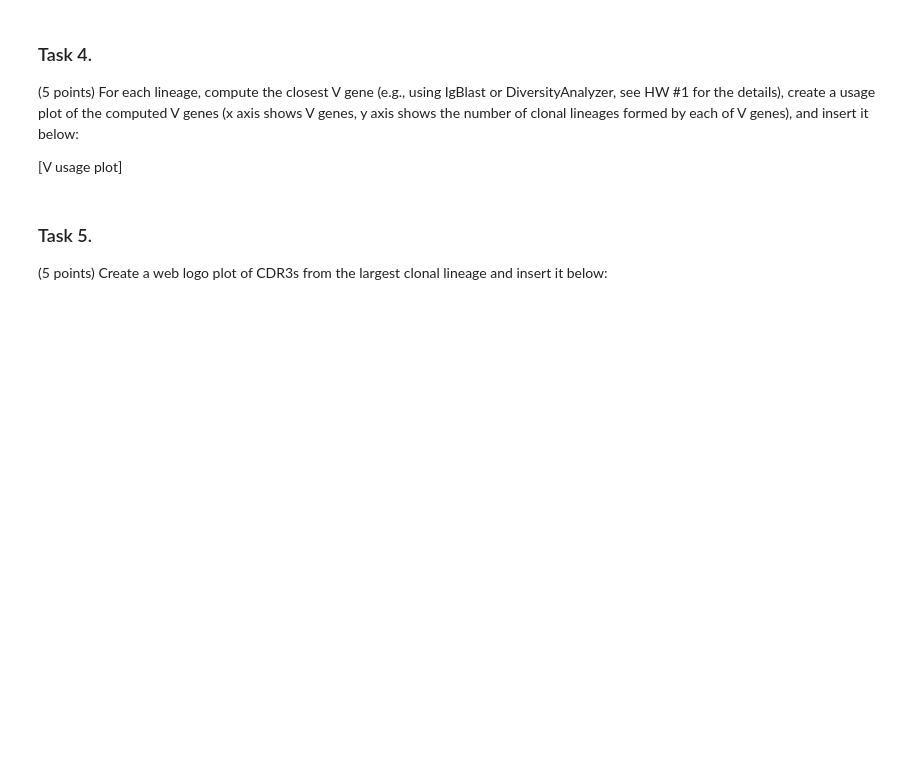
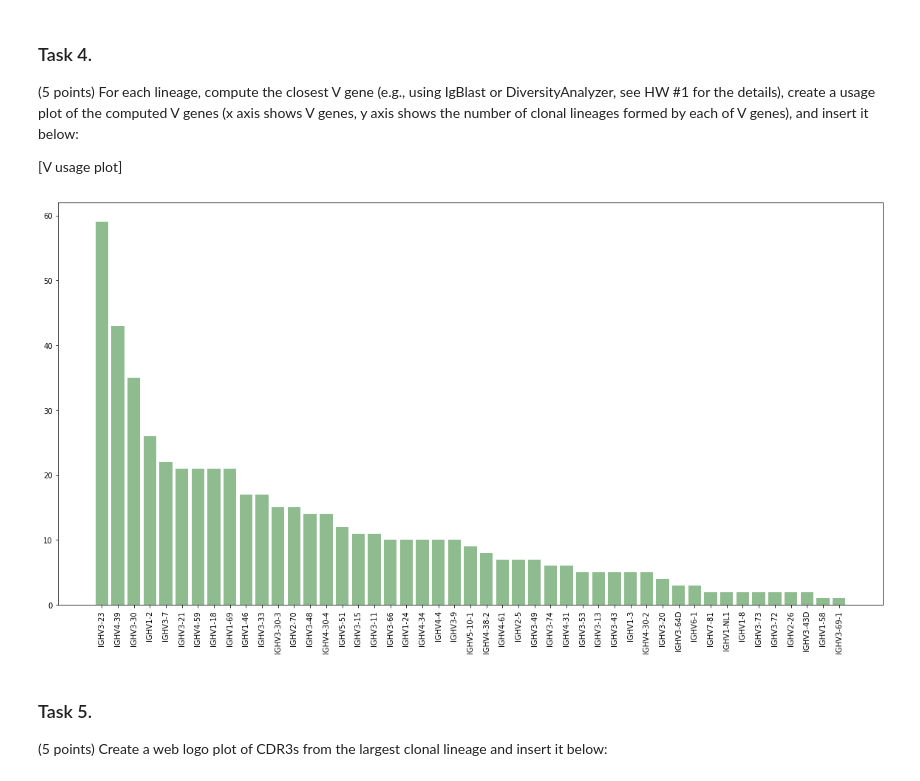
Before and after one commit to TohaRhymes/immunogenomics_ib_autumn2020, a Jupyter notebook: HW2/hw_2_code_and_report.ipynb, the cells around one changed output. Cells and saved outputs as stored; diff of their text form; code cells hidden in the pictures; blank space fills up the shorter version.

```diff
--- a/HW2/hw_2_code_and_report.ipynb
+++ b/HW2/hw_2_code_and_report.ipynb
@@ -88,8 +116,8 @@ def check_hamming_dist(s1, s2, cut = 0.2):
 %%time
 graph = nx.Graph()
 for length, seqs in cdrs_list.items():
-    for i, seq1 in enumerate(seqs):
-        for j, seq2 in enumerate(seqs[i:]):
+    for i, (_, seq1) in enumerate(seqs):
+        for j, (_,  seq2) in enumerate(seqs[i:]):
             if check_hamming_dist(seq1, seq2):
                 graph.add_edge(seq1, seq2)
 # %% [output]
@@ -97,0 +126,8 @@ Wall time: 11.9 s
+# %%
+%%time
+graph = nx.Graph()
+for length, seqs in cdrs_list.items():
+    for i, (_, seq1) in enumerate(seqs):
+        for j, (_, seq2) in enumerate(seqs[i:]):
+            if check_hamming_dist_without_opt(seq1, seq2):
+                graph.add_edge(seq1, seq2)
@@ -142,6 +183,30 @@ _Table 1._
 (5 points) For each lineage, compute the closest V gene (e.g., using IgBlast or DiversityAnalyzer, see HW #1 for the details), create a usage plot of the computed V genes (x axis shows V genes, y axis shows the number of clonal lineages formed by each of V genes), and insert it below:
 
 [V usage plot]
+# %%
+def return_gene(string):
+    end = string.find('*')
+    return string[:end]
+# %%
+data['my_v_gene'] = data['v_call'].apply(return_gene)
+v_genes = Counter()
+for component in nx.connected_components(graph):
+    seqs_with_ids = cdrs_list[len(next(iter(component)))]
+    cur_v_genes = Counter()
+    for seq in component:
+        for id_seq, ref_seq in seqs_with_ids:
+            if seq == ref_seq:
+                cur_v_genes[data.iloc[id_seq]['my_v_gene']]+=1
+    v_genes[cur_v_genes.most_common()[0][0]] +=1
+# %%
+from pylab import rcParams
+rcParams['figure.figsize'] = 20, 10
+v_genes = dict(sorted(v_genes.items(), key=lambda item: -item[1]))
+plt.bar(list(v_genes.keys()), v_genes.values(), color='darkseagreen')
+plt.xticks(rotation=90)
+plt.show()
+# %% [output]
+[figure, added]
 # %% [markdown]
 ### Task 5.
 (5 points) Create a web logo plot of CDR3s from the largest clonal lineage and insert it below:
```
Also changed, not shown: parts of 16 cells of this notebook, 6 other files.
